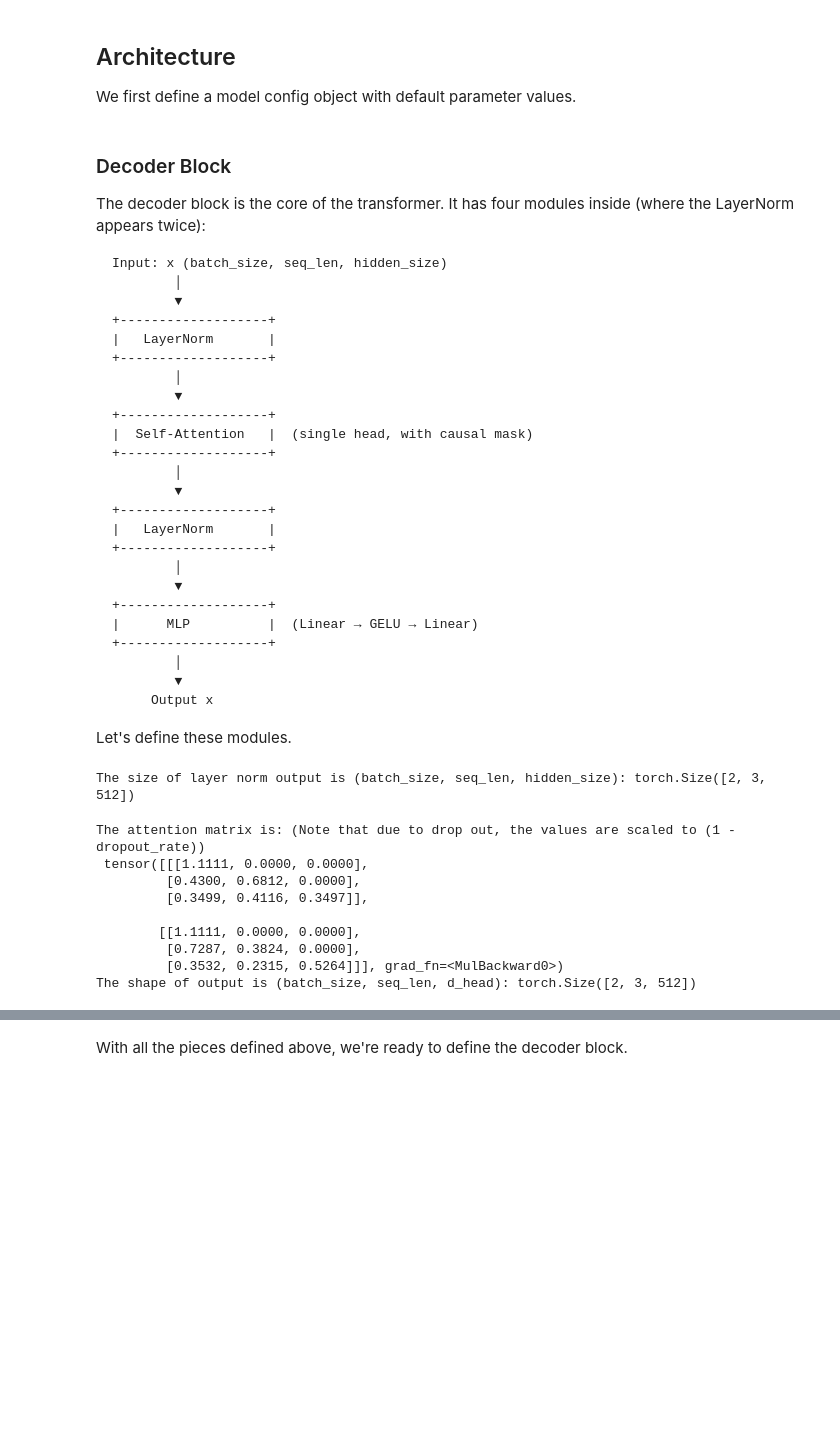
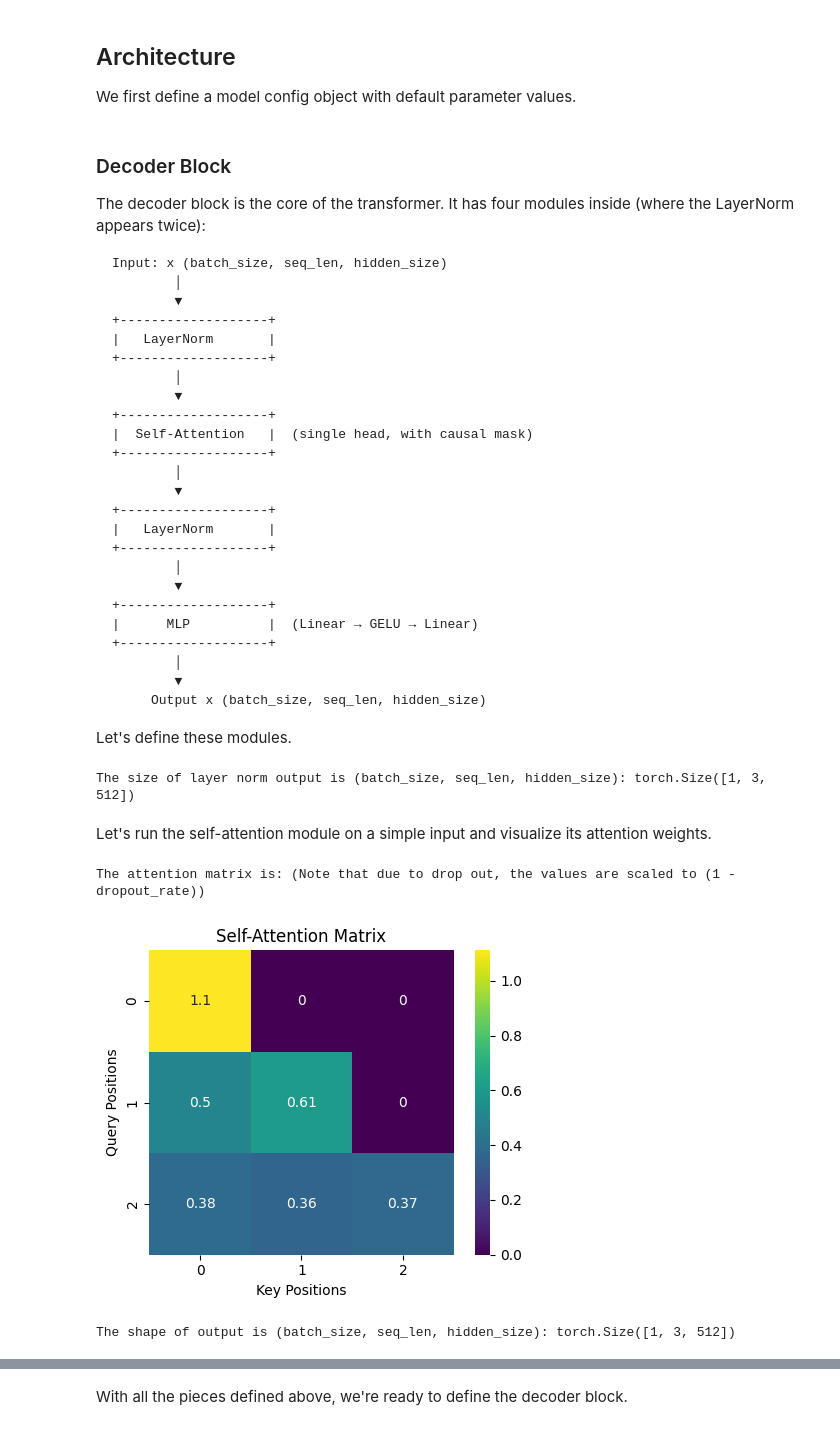
Before and after one commit to shunzh/llm.ipynb, a Jupyter notebook: llm.ipynb, the cells around one changed output, grey strips where cells are left out. Cells and saved outputs as stored; diff of their text form; code cells hidden in the pictures; blank space fills up the shorter version.

````diff
--- a/llm.ipynb
+++ b/llm.ipynb
@@ -69,7 +70,7 @@ Input: x (batch_size, seq_len, hidden_size)
 +-------------------+
         │
         ▼
-     Output x
+     Output x (batch_size, seq_len, hidden_size)
 ```
 
 Let's define these modules.
@@ -91,11 +92,11 @@ class LayerNorm(nn.Module):
 
 # Test layer norm
 layer_norm = LayerNorm(config.hidden_size)
-x = torch.randn(2, 3, config.hidden_size)
+x = torch.randn(1, 3, config.hidden_size)
 layer_norm_output = layer_norm(x)
 print("The size of layer norm output is (batch_size, seq_len, hidden_size):", layer_norm_output.shape)
 # %% [output]
-The size of layer norm output is (batch_size, seq_len, hidden_size): torch.Size([2, 3, 512])
+The size of layer norm output is (batch_size, seq_len, hidden_size): torch.Size([1, 3, 512])
 # %%
 class SingleHeadSelfAttention(nn.Module):
     def __init__(self, hidden_size, dropout_rate=0.1):
@@ -116,7 +117,7 @@ class SingleHeadSelfAttention(nn.Module):
     def forward(self, x, return_attn=False):
         # x: (batch_size, seq_len, hidden_size)
         batch_size, seq_len, hidden_size_in_data = x.shape
-        assert self.hidden_size == hidden_size_in_data, f"Mismatch betwee hidden_size in config {self.hidden_size} and hidden_size in data {hidden_size_in_data}"
+        assert self.hidden_size == hidden_size_in_data, f"Mismatch between hidden_size in config {self.hidden_size} and hidden_size in data {hidden_size_in_data}"
 
         c_attn_output = self.c_attn(x) # (batch_size, seq_len, 3 * hidden_size)
 
@@ -151,24 +152,36 @@ class SingleHeadSelfAttention(nn.Module):
             return proj_output, attn
         else:
             return proj_output
-
-
-# Test
-x = torch.randn(2, 3, config.hidden_size)
-self_attention = SingleHeadSelfAttention(config.hidden_size)
-output, attn = self_attention(x, return_attn=True)
-print("The attention matrix is: (Note that due to drop out, the values are scaled to (1 - dropout_rate))\n", attn)
-print("The shape of output is (batch_size, seq_len, d_head):", output.shape)
-# %% [output]
-The attention matrix is: (Note that due to drop out, the values are scaled to (1 - dropout_rate))
- tensor([[[1.1111, 0.0000, 0.0000],
-         [0.4300, 0.6812, 0.0000],
-         [0.3499, 0.4116, 0.3497]],
-
-        [[1.1111, 0.0000, 0.0000],
-         [0.7287, 0.3824, 0.0000],
-         [0.3532, 0.2315, 0.5264]]], grad_fn=<MulBackward0>)
-The shape of output is (batch_size, seq_len, d_head): torch.Size([2, 3, 512])
+# %% [markdown]
+Let's run the self-attention module on a simple input and visualize its attention weights.
+# %%
+import matplotlib.pyplot as plt
+import seaborn as sns
+
+# Test
+x = torch.randn(1, 3, config.hidden_size)
+self_attention = SingleHeadSelfAttention(config.hidden_size)
+output, attn = self_attention(x, return_attn=True)
+
+# Visualize the attention matrix for the first head and first sample
+# attn shape: (batch_size, seq_len, seq_len)
+attn_matrix = attn[0].detach().cpu().numpy()  # shape: (seq_len, seq_len)
+
+print("The attention matrix is: (Note that due to drop out, the values are scaled to (1 - dropout_rate))")
+
+plt.figure(figsize=(5, 4))
+sns.heatmap(attn_matrix, annot=True, cmap="viridis", cbar=True, square=True)
+plt.title("Self-Attention Matrix")
+plt.xlabel("Key Positions")
+plt.ylabel("Query Positions")
+plt.tight_layout()
+plt.show()
+
+print("The shape of output is (batch_size, seq_len, hidden_size):", output.shape)
+# %% [output]
+The attention matrix is: (Note that due to drop out, the values are scaled to (1 - dropout_rate))
+[figure, added]
+The shape of output is (batch_size, seq_len, hidden_size): torch.Size([1, 3, 512])
 # %%
 class MLP(nn.Module):
     def __init__(self, hidden_size, ff_hidden_size, dropout_rate=0.1):
````
Also changed, not shown: parts of 27 cells of this notebook.
